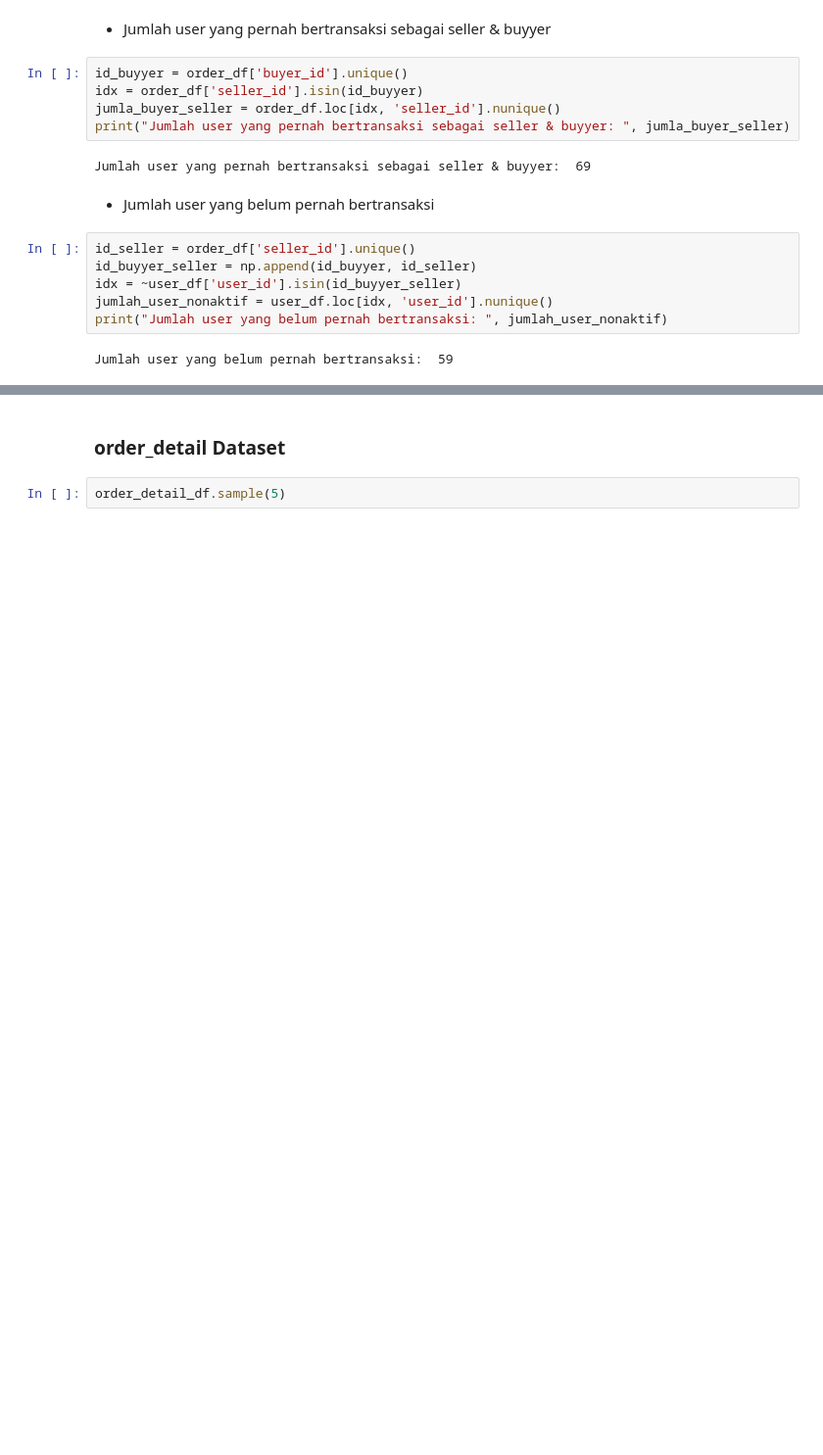
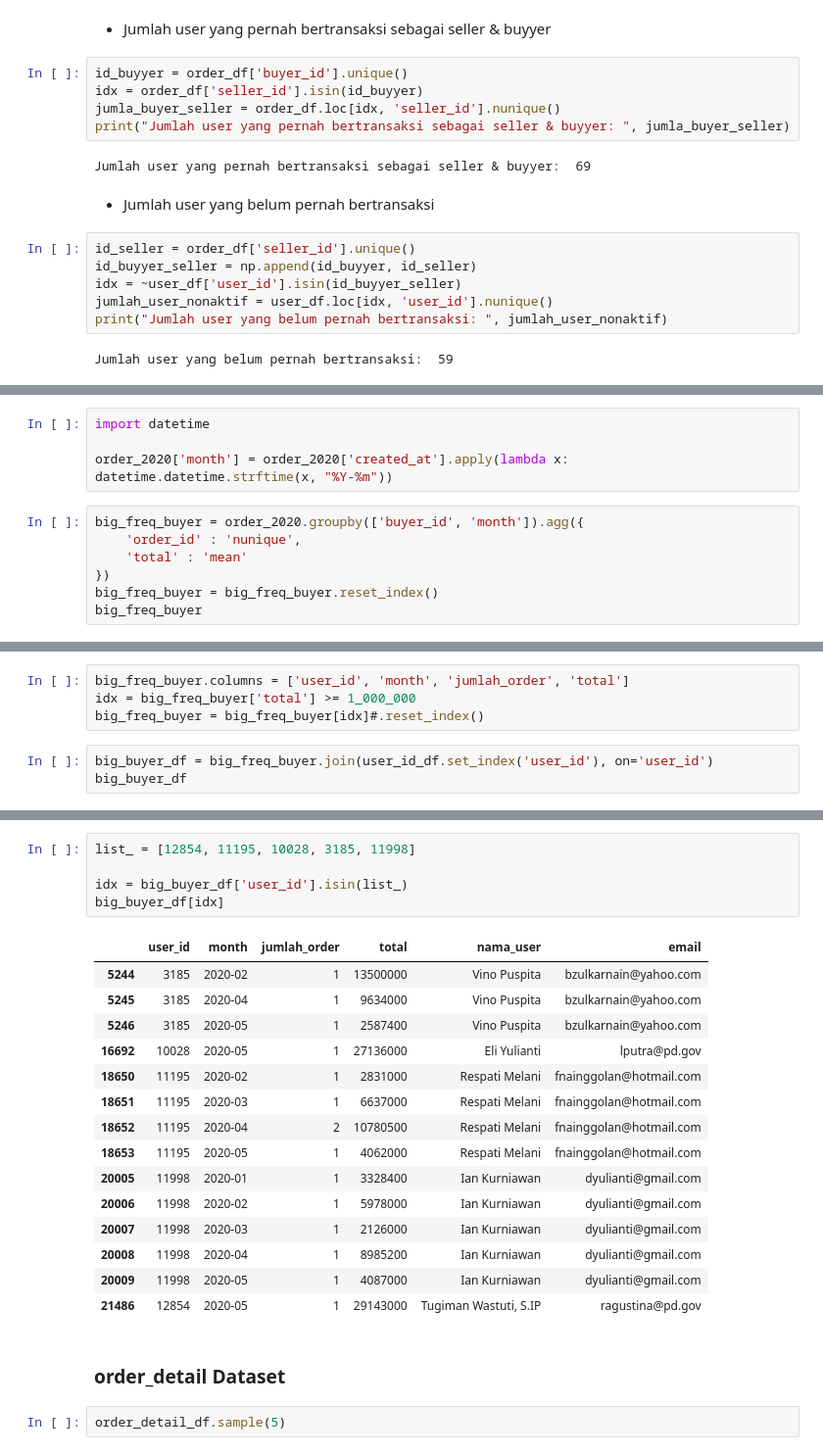
Before and after one commit to rfajri27/Ekploring_E_Commerce_Data, a Jupyter notebook: exploring_e_commerce_data.ipynb, the cells around one changed output, grey strips where cells are left out. Shown at 98% size. Saved outputs shown, nothing was run; the diff lists cells and outputs as text; blank space fills up the shorter version.

```diff
--- a/exploring_e_commerce_data.ipynb
+++ b/exploring_e_commerce_data.ipynb
@@ -390,0 +570,11 @@ Jumlah user yang belum pernah bertransaksi:  59
+# %%
+import datetime
+
+order_2020['month'] = order_2020['created_at'].apply(lambda x: datetime.datetime.strftime(x, "%Y-%m"))
+# %%
+big_freq_buyer = order_2020.groupby(['buyer_id', 'month']).agg({
+    'order_id' : 'nunique',
+    'total' : 'mean'
+})
+big_freq_buyer = big_freq_buyer.reset_index()
+big_freq_buyer
@@ -390,0 +595,7 @@ Jumlah user yang belum pernah bertransaksi:  59
+# %%
+big_freq_buyer.columns = ['user_id', 'month', 'jumlah_order', 'total']
+idx = big_freq_buyer['total'] >= 1_000_000
+big_freq_buyer = big_freq_buyer[idx]#.reset_index()
+# %%
+big_buyer_df = big_freq_buyer.join(user_id_df.set_index('user_id'), on='user_id')
+big_buyer_df
@@ -391,3 +616,24 @@ Jumlah user yang belum pernah bertransaksi:  59
+# %%
+list_ = [12854, 11195, 10028, 3185, 11998]
+
+idx = big_buyer_df['user_id'].isin(list_)
+big_buyer_df[idx]
+# %% [output]
+|  | user_id | month | jumlah_order | total | nama_user | email |
+| 5244 | 3185 | 2020-02 | 1 | 13500000 | Vino Puspita | bzulkarnain@yahoo.com |
+| 5245 | 3185 | 2020-04 | 1 | 9634000 | Vino Puspita | bzulkarnain@yahoo.com |
+| 5246 | 3185 | 2020-05 | 1 | 2587400 | Vino Puspita | bzulkarnain@yahoo.com |
+| 16692 | 10028 | 2020-05 | 1 | 27136000 | Eli Yulianti | lputra@pd.gov |
+| 18650 | 11195 | 2020-02 | 1 | 2831000 | Respati Melani | fnainggolan@hotmail.com |
+| 18651 | 11195 | 2020-03 | 1 | 6637000 | Respati Melani | fnainggolan@hotmail.com |
+| 18652 | 11195 | 2020-04 | 2 | 10780500 | Respati Melani | fnainggolan@hotmail.com |
+| 18653 | 11195 | 2020-05 | 1 | 4062000 | Respati Melani | fnainggolan@hotmail.com |
+| 20005 | 11998 | 2020-01 | 1 | 3328400 | Ian Kurniawan | dyulianti@gmail.com |
+| 20006 | 11998 | 2020-02 | 1 | 5978000 | Ian Kurniawan | dyulianti@gmail.com |
+| 20007 | 11998 | 2020-03 | 1 | 2126000 | Ian Kurniawan | dyulianti@gmail.com |
+| 20008 | 11998 | 2020-04 | 1 | 8985200 | Ian Kurniawan | dyulianti@gmail.com |
+| 20009 | 11998 | 2020-05 | 1 | 4087000 | Ian Kurniawan | dyulianti@gmail.com |
+| 21486 | 12854 | 2020-05 | 1 | 29143000 | Tugiman Wastuti, S.IP | ragustina@pd.gov |
 # %% [markdown]
 ### order_detail Dataset
 # %%
```
Also changed, not shown: parts of 25 cells of this notebook, 1 other file.
